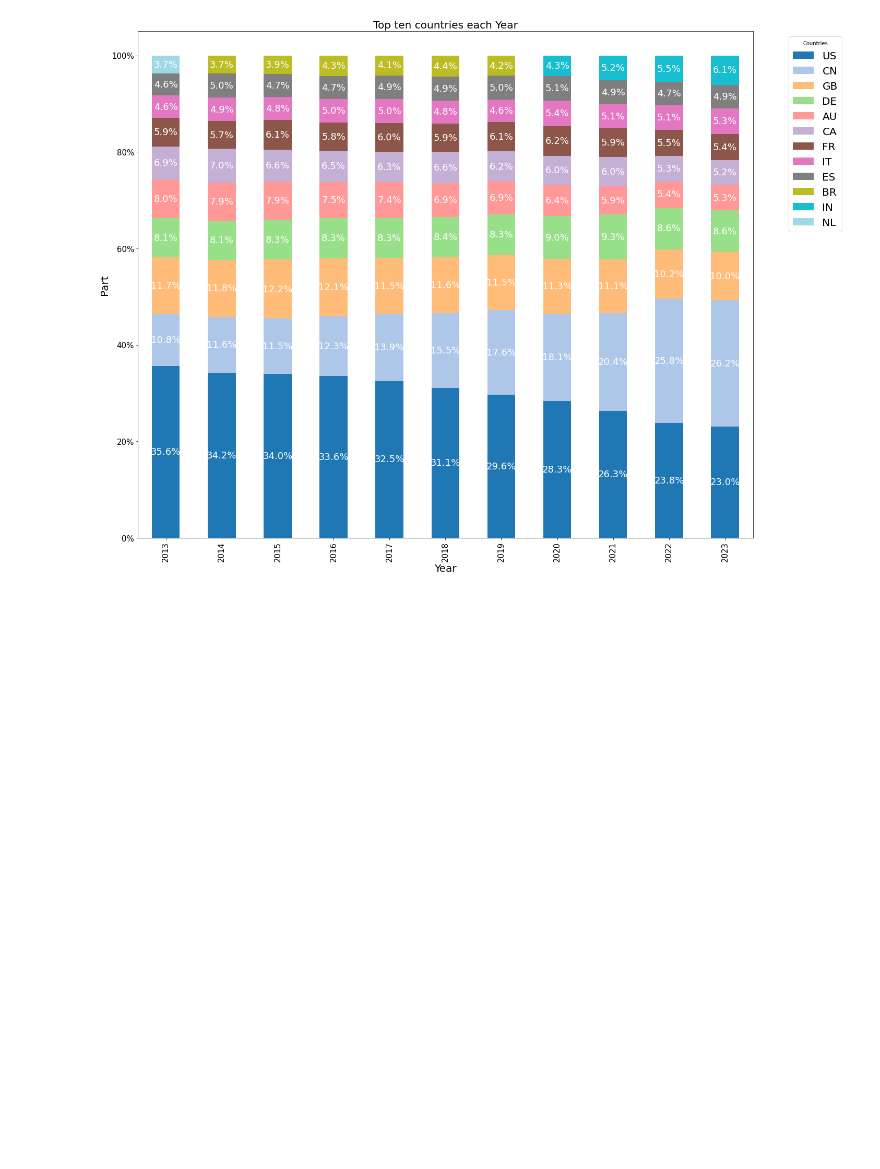
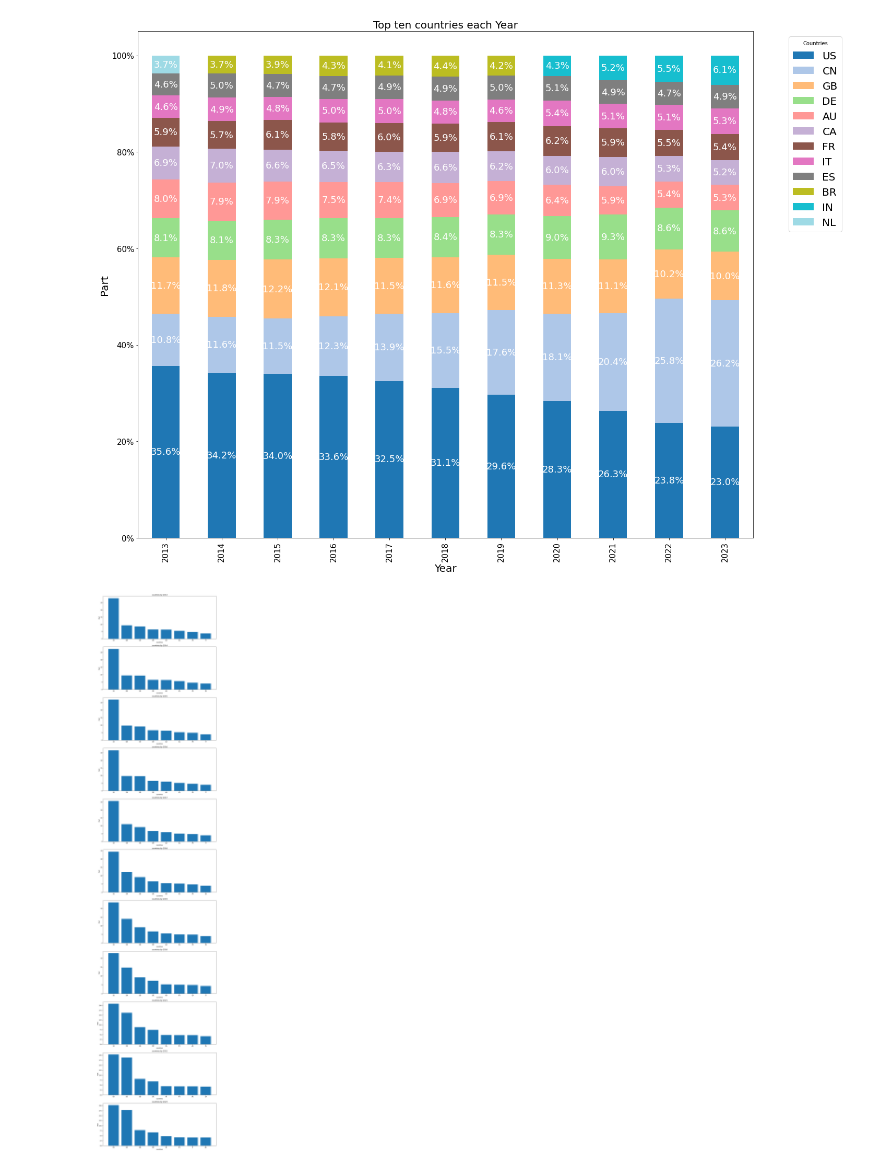
Before and after one commit to dataesr/teds, a Jupyter notebook: notebooks/ipcc_model/ipcc_model_openAlex_publications.ipynb, the cells around one changed output. Cells and saved outputs as stored; diff of their text form; code cells hidden in the pictures; blank space fills up the shorter version.

```diff
--- a/notebooks/ipcc_model/ipcc_model_openAlex_publications.ipynb
+++ b/notebooks/ipcc_model/ipcc_model_openAlex_publications.ipynb
@@ -77,3 +107,21 @@ plt.tight_layout()
 plt.show()
 # %% [output]
 [figure]
+# %%
+df = pd.DataFrame(dict_countries)
+df['percentage'] = df.apply(lambda row: int(row['count']) / int(row['total']) * 100, axis=1)
+# %%
+years = df['year'].unique()
+fig, axes = plt.subplots(nrows=len(years), figsize=(12, len(years) * 5))
+
+for i, year in enumerate(years):
+    year_data = df[df['year'] == year]
+    axes[i].bar(year_data['country'], year_data['percentage'])
+    axes[i].set_title(f"countries by {year}")
+    axes[i].set_ylabel('Part')
+    axes[i].set_xlabel('countries')
+
+plt.tight_layout()
+plt.show()
+# %% [output]
+[figure, added]
```
Also changed, not shown: parts of 7 cells of this notebook.
